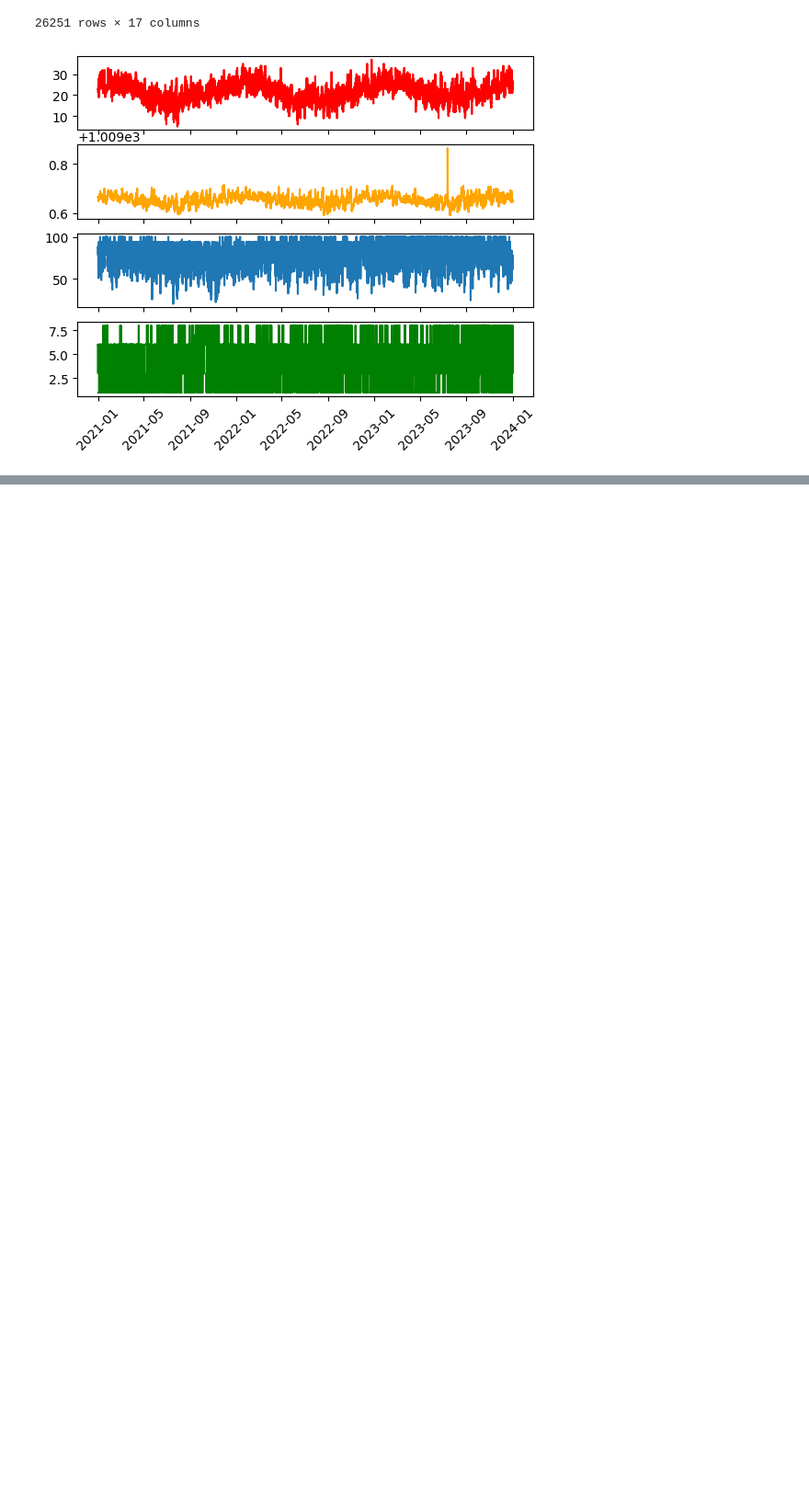
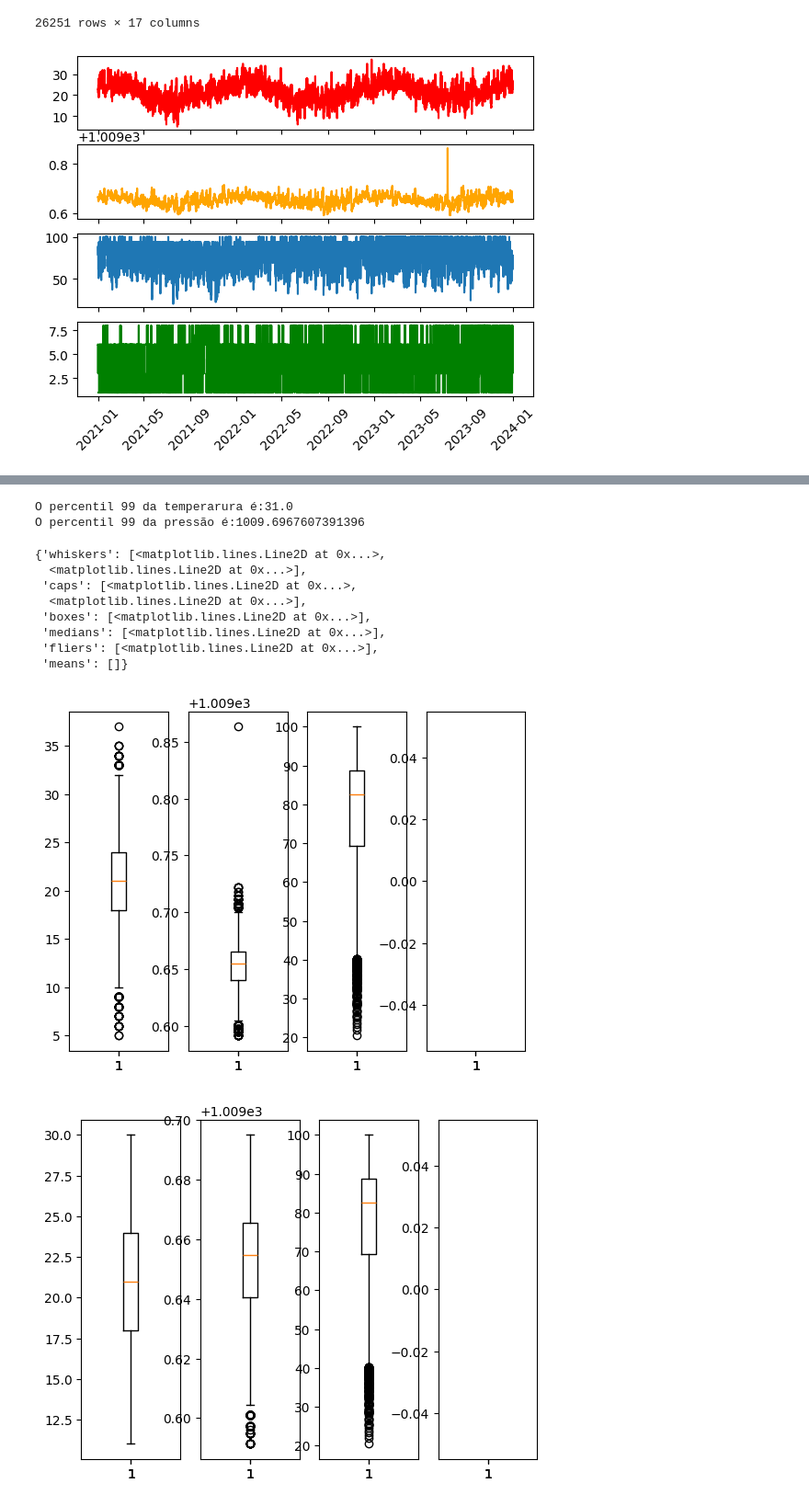
Before and after one commit to Suelensilva22/ENS5173_202401, a Jupyter notebook: Aula_Atividade_02.ipynb, the cells around one changed output, grey strips where cells are left out. Shown: that part at 92% size. Saved outputs shown, nothing was run; the diff lists cells and outputs as text; code cells hidden in the pictures; blank space fills up the shorter version.

```diff
--- a/Aula_Atividade_02.ipynb
+++ b/Aula_Atividade_02.ipynb
@@ -204,0 +213,45 @@ datetime
+# %%
+# Fazendo boxplot das variáveis
+
+fig,ax = plt.subplots(1,4,sharex=True)
+ax[0].boxplot(metSuperficie['temp'])
+ax[1].boxplot(metSuperficie['p'])
+ax[2].boxplot(metSuperficie['relh'])
+ax[3].boxplot(metSuperficie['cco'])
+
+# Removendo valores acima do percentil 99° do gráfico
+import numpy as np #importando a biblioteca
+
+temp99 = np.percentile(metSuperficie['temp'],99)
+print('O percentil 99 da temperarura é:'+str(temp99))
+
+# para excluir os dados de NaN eu posso usar np.nanpercentile
+# para plotar os valores que não são NaN, uso [~np.isnan(metSuperficie['temp'])]
+
+p99 = np.percentile(metSuperficie['p'],99)
+print('O percentil 99 da pressão é:'+str(p99))
+
+fig,ax = plt.subplots(1,4,sharex=True)
+#ele cria uma matriz de verdadeiros e falsos, vendo qual valor respeita esse percentil, quando é verdadeiro usa o valor, se não ignora.
+#ax[1].boxplot(metSuperficie['p'][metSuperficie['p']<p99])
+#outra forma de remover sem criar variável.
+ax[0].boxplot(metSuperficie['temp'][(metSuperficie['temp'] < temp99) &
+                                    (metSuperficie['temp'] > np.percentile(metSuperficie['temp'], 0.5))])
+ax[1].boxplot(metSuperficie['p'][metSuperficie['p']<p99])
+ax[2].boxplot(metSuperficie['relh'])
+ax[3].boxplot(metSuperficie['cco'])
+
+# Posso fazer direto no plot, ou posso definir as variáveis.
+# %% [output]
+O percentil 99 da temperarura é:31.0
+O percentil 99 da pressão é:1009.6967607391396
+{'whiskers': [<matplotlib.lines.Line2D at 0x...>,
+  <matplotlib.lines.Line2D at 0x...>],
+ 'caps': [<matplotlib.lines.Line2D at 0x...>,
+  <matplotlib.lines.Line2D at 0x...>],
+ 'boxes': [<matplotlib.lines.Line2D at 0x...>],
+ 'medians': [<matplotlib.lines.Line2D at 0x...>],
+ 'fliers': [<matplotlib.lines.Line2D at 0x...>],
+ 'means': []}
+[figure, added]
+[figure, added]
```
Also changed, not shown: parts of 9 cells of this notebook.
